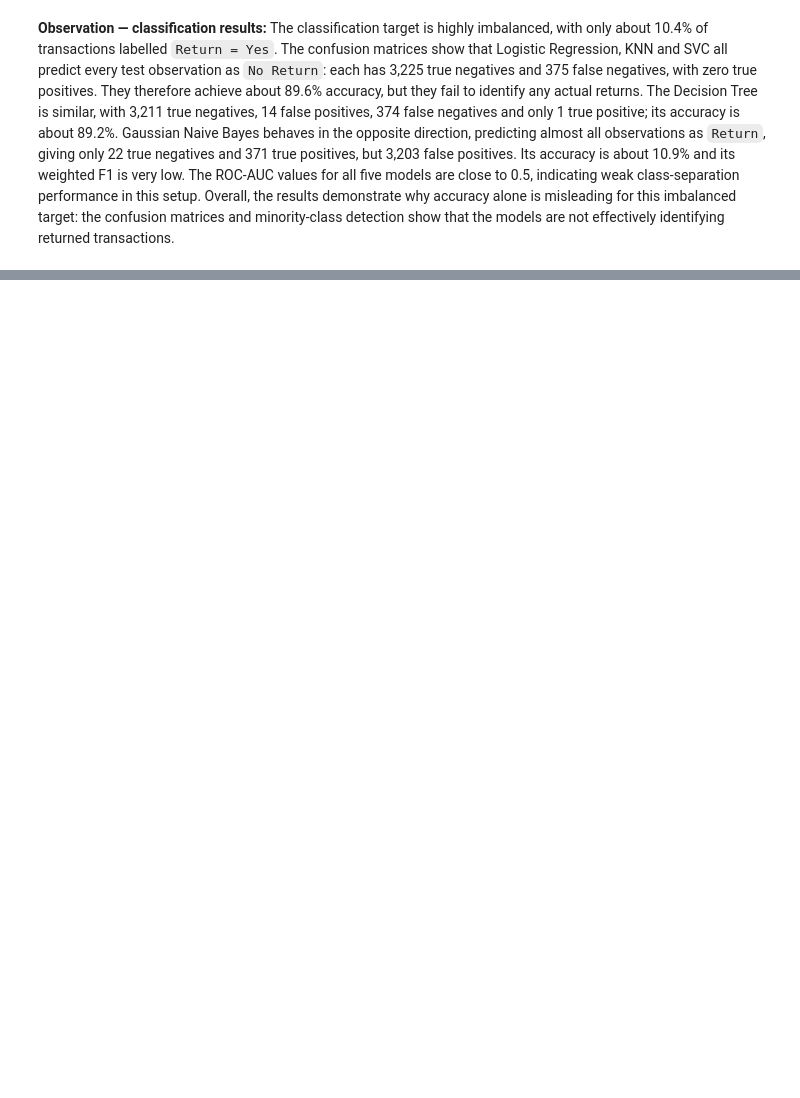
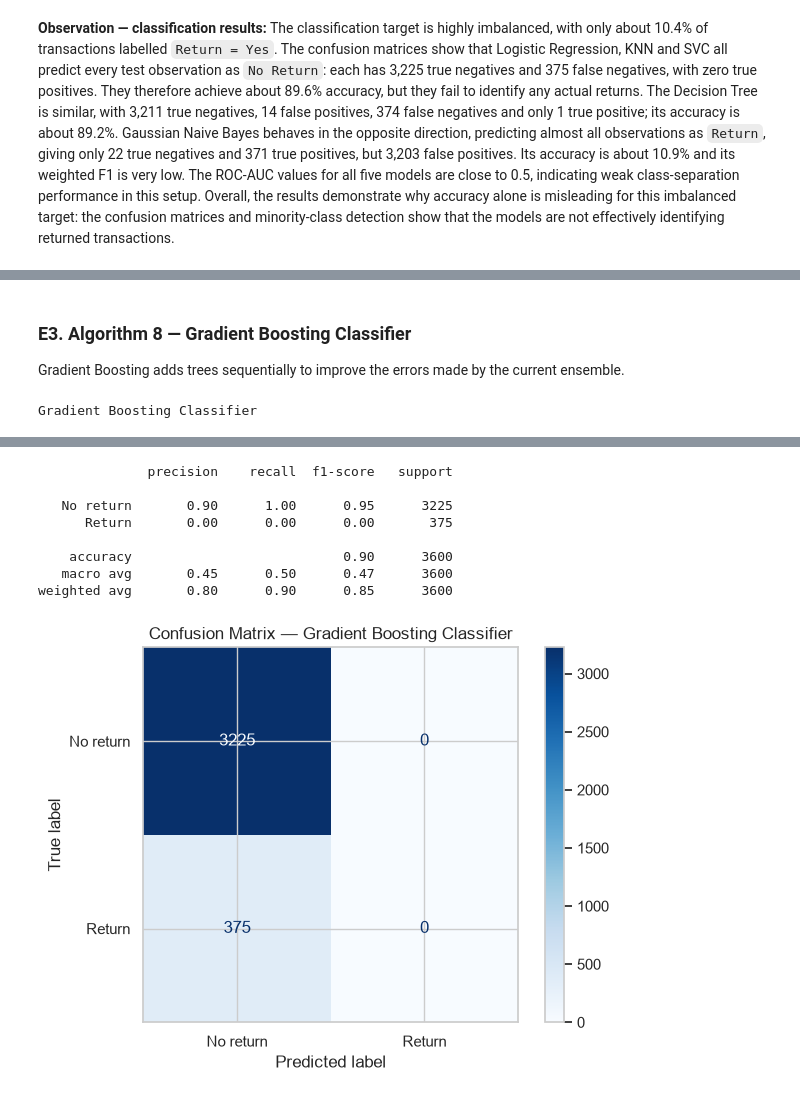
Before and after one commit to Ramjith821/RetailSalestest, a Jupyter notebook: Retail_store.ipynb, the cells around one changed output, grey strips where cells are left out. Cells and saved outputs as stored; diff of their text form; code cells hidden in the pictures; blank space fills up the shorter version.

```diff
--- a/Retail_store.ipynb
+++ b/Retail_store.ipynb
@@ -1163,0 +1285,12 @@ clf_results_df
+# %% [markdown]
+### E3. Algorithm 8 — Gradient Boosting Classifier
+
+Gradient Boosting adds trees sequentially to improve the errors made by the current ensemble.
+# %%
+# Algorithm 8: Gradient Boosting Classifier
+gb_classifier = evaluate_review2_classifier(
+    "Gradient Boosting Classifier",
+    GradientBoostingClassifier(n_estimators=100, learning_rate=0.05, max_depth=3, random_state=RANDOM_STATE)
+)
+# %% [output]
+Gradient Boosting Classifier
@@ -1163,0 +1299,9 @@ clf_results_df
+              precision    recall  f1-score   support
+
+   No return       0.90      1.00      0.95      3225
+      Return       0.00      0.00      0.00       375
+
+    accuracy                           0.90      3600
+   macro avg       0.45      0.50      0.47      3600
+weighted avg       0.80      0.90      0.85      3600
+[figure, added]
```
Also changed, not shown: parts of 29 cells of this notebook.
